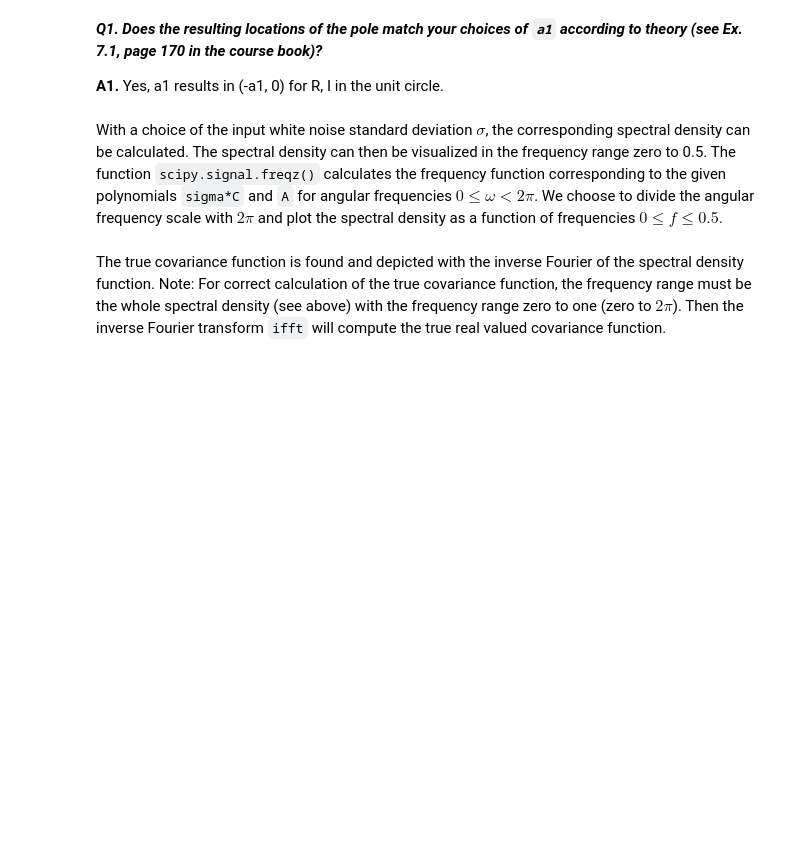
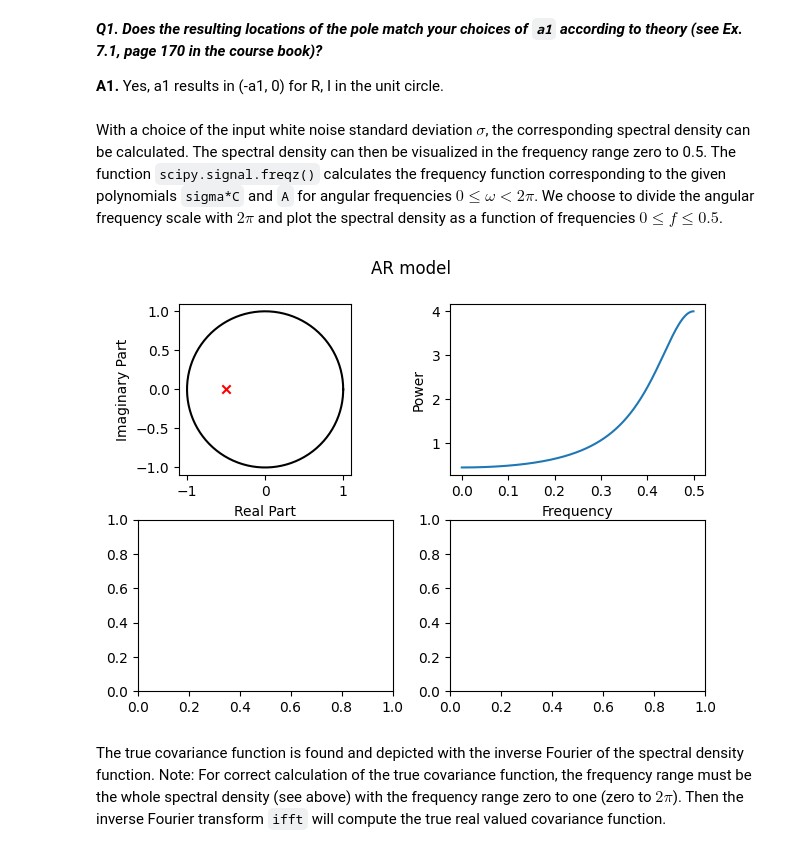
Before and after one commit to axellangenskiold/fmsf10, a Jupyter notebook: pythonLab2.ipynb, the cells around one changed output. Drawn from its saved outputs; the diff is of its cells as text; code cells hidden in the pictures; blank space fills up the shorter version.

```diff
--- a/pythonLab2.ipynb
+++ b/pythonLab2.ipynb
@@ -96,13 +96,16 @@ $0\leq \omega < 2\pi$. We choose to divide the angular frequency scale with $2\p
 $0\leq f \leq 0.5$.
 # %%
 # Write your own code below
+sigma = 1
 
 w,h = scipy.signal.freqz(sigma**2*C,A,worN=1024)
 R = np.abs(h)**2
 axs[0,1].plot(w/2/np.pi,R)
 axs[0,1].set_xlabel("Frequency")
 axs[0,1].set_ylabel("Power")
 fig
+# %% [output]
+[figure, added]
 # %% [markdown]
 The true covariance function is found and depicted with the inverse Fourier of the spectral density function. Note: For correct calculation of the true covariance function, the frequency range must be the whole spectral density (see above) with the frequency range zero to one (zero to $2\pi$). Then the inverse Fourier transform `ifft` will compute the true real valued covariance function.
 # %%
```
Also changed, not shown: parts of 12 cells of this notebook.
